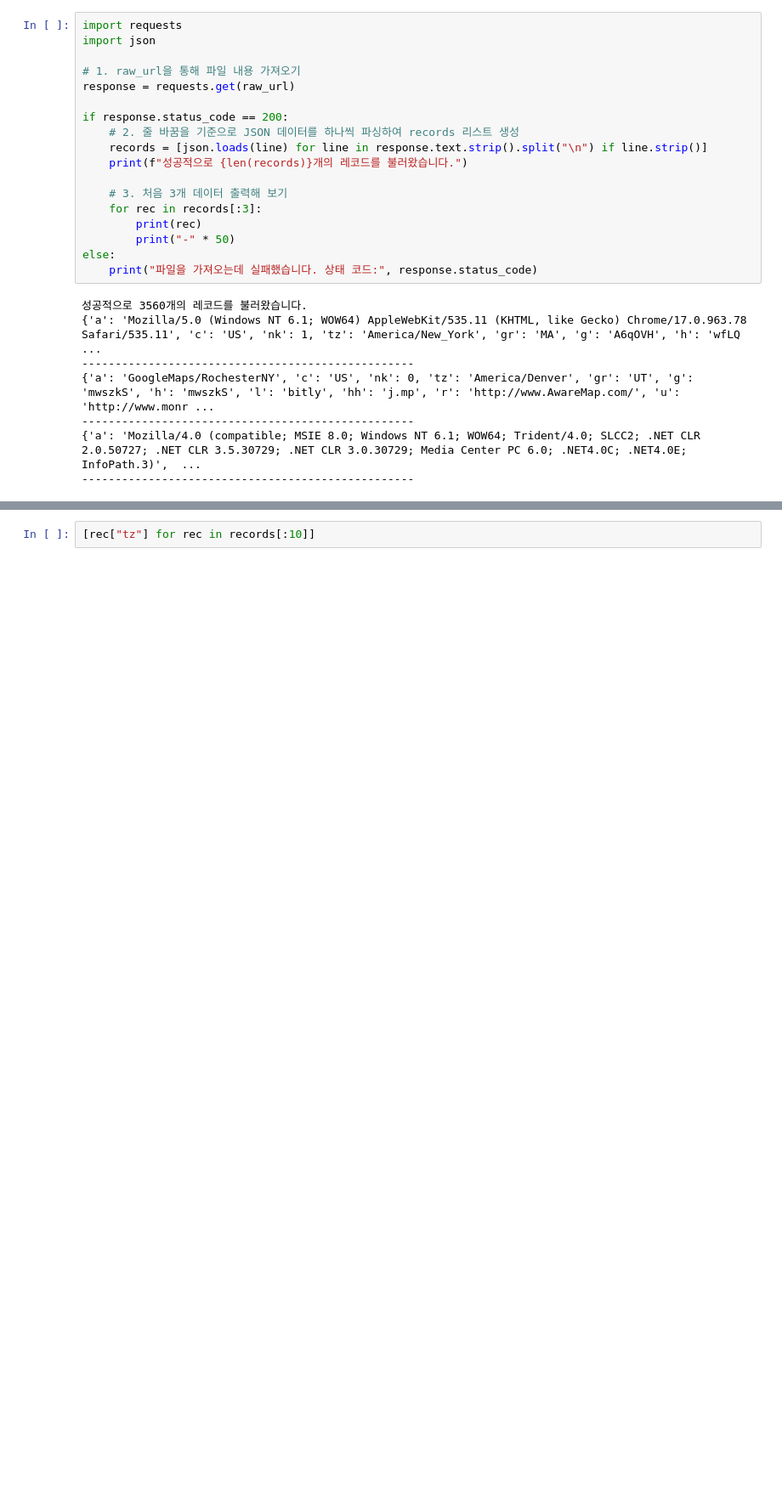
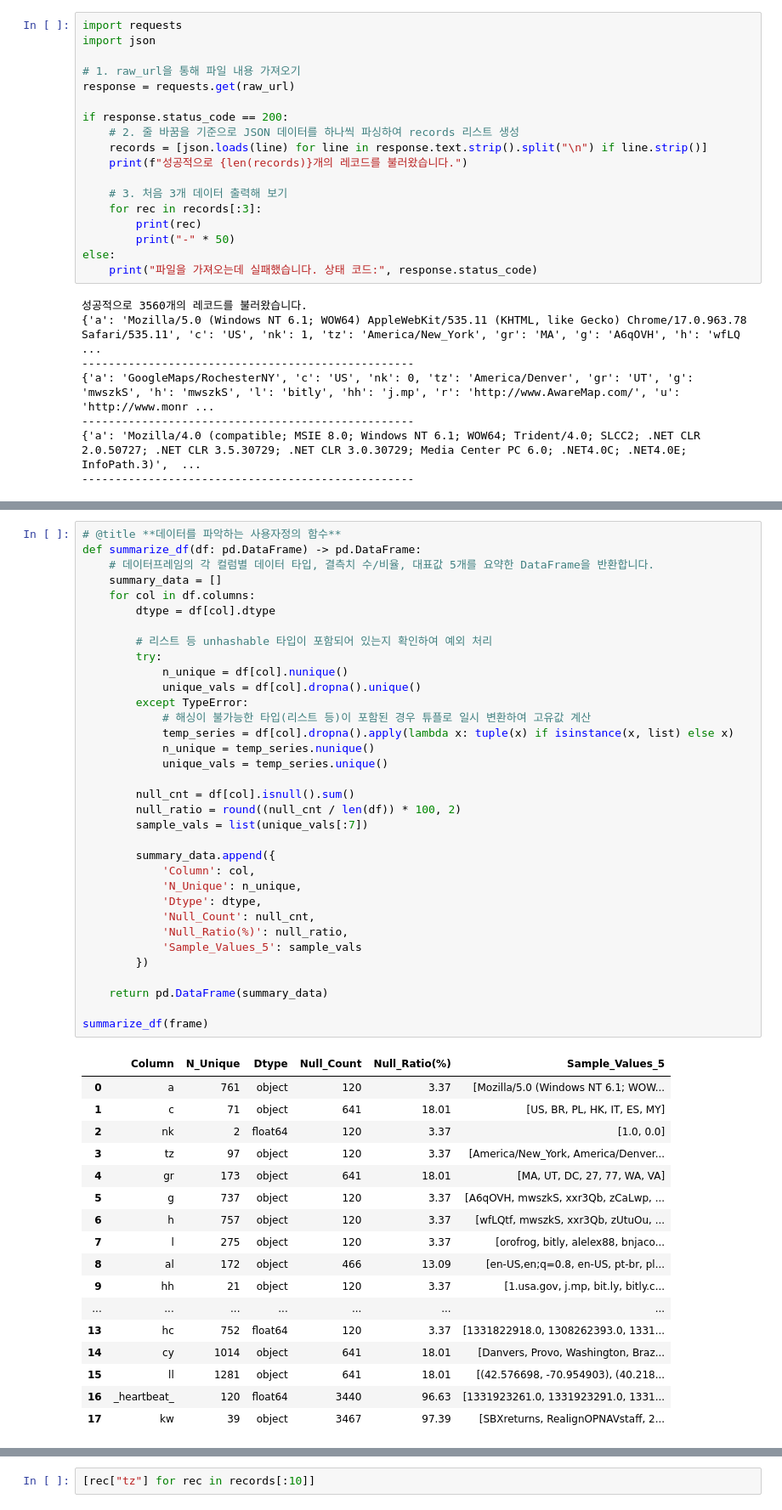
Before and after one commit to ancestor9/2026_Fall_Application-Deployment, a Jupyter notebook: 20261106/ch13_1_Bitly_Data_from_1_USA_gov.ipynb, the cells around one changed output, grey strips where cells are left out. Shown at 85% size. Cells and saved outputs as stored; diff of their text form; blank space fills up the shorter version.

```diff
--- a/20261106/ch13_1_Bitly_Data_from_1_USA_gov.ipynb
+++ b/20261106/ch13_1_Bitly_Data_from_1_USA_gov.ipynb
@@ -105,3 +112,55 @@ frame.head()
 | 2 | Mozilla/4.0 (compatible; MSIE 8.0... | US | 1.0 | America/New_York | DC | xxr3Qb | xxr3Qb | bitly | en-US | 1.usa.gov | http://t.co/03elZC4Q | ... |
 | 3 | Mozilla/5.0 (Macintosh; Intel Mac... | BR | 0.0 | America/Sao_Paulo | 27 | zCaLwp | zUtuOu | alelex88 | pt-br | 1.usa.gov | direct | ... |
 | 4 | Mozilla/5.0 (Windows NT 6.1; WOW6... | US | 0.0 | America/New_York | MA | 9b6kNl | 9b6kNl | bitly | en-US,en;q=0.8 | bit.ly | http://www.shrewsbury-ma.gov/selco/ | ... |
+# %%
+# @title **데이터를 파악하는 사용자정의 함수**
+def summarize_df(df: pd.DataFrame) -> pd.DataFrame:
+    # 데이터프레임의 각 컬럼별 데이터 타입, 결측치 수/비율, 대표값 5개를 요약한 DataFrame을 반환합니다.
+    summary_data = []
+    for col in df.columns:
+        dtype = df[col].dtype
+
+        # 리스트 등 unhashable 타입이 포함되어 있는지 확인하여 예외 처리
+        try:
+            n_unique = df[col].nunique()
+            unique_vals = df[col].dropna().unique()
+        except TypeError:
+            # 해싱이 불가능한 타입(리스트 등)이 포함된 경우 튜플로 일시 변환하여 고유값 계산
+            temp_series = df[col].dropna().apply(lambda x: tuple(x) if isinstance(x, list) else x)
+            n_unique = temp_series.nunique()
+            unique_vals = temp_series.unique()
+
+        null_cnt = df[col].isnull().sum()
+        null_ratio = round((null_cnt / len(df)) * 100, 2)
+        sample_vals = list(unique_vals[:7])
+
+        summary_data.append({
+            'Column': col,
+            'N_Unique': n_unique,
+            'Dtype': dtype,
+            'Null_Count': null_cnt,
+            'Null_Ratio(%)': null_ratio,
+            'Sample_Values_5': sample_vals
+        })
+
+    return pd.DataFrame(summary_data)
+
+summarize_df(frame)
+# %% [output]
+|  | Column | N_Unique | Dtype | Null_Count | Null_Ratio(%) | Sample_Values_5 |
+| 0 | a | 761 | object | 120 | 3.37 | [Mozilla/5.0 (Windows NT 6.1; WOW... |
+| 1 | c | 71 | object | 641 | 18.01 | [US, BR, PL, HK, IT, ES, MY] |
+| 2 | nk | 2 | float64 | 120 | 3.37 | [1.0, 0.0] |
+| 3 | tz | 97 | object | 120 | 3.37 | [America/New_York, America/Denver... |
+| 4 | gr | 173 | object | 641 | 18.01 | [MA, UT, DC, 27, 77, WA, VA] |
+| 5 | g | 737 | object | 120 | 3.37 | [A6qOVH, mwszkS, xxr3Qb, zCaLwp, ... |
+| 6 | h | 757 | object | 120 | 3.37 | [wfLQtf, mwszkS, xxr3Qb, zUtuOu, ... |
+| 7 | l | 275 | object | 120 | 3.37 | [orofrog, bitly, alelex88, bnjaco... |
+| 8 | al | 172 | object | 466 | 13.09 | [en-US,en;q=0.8, en-US, pt-br, pl... |
+| 9 | hh | 21 | object | 120 | 3.37 | [1.usa.gov, j.mp, bit.ly, bitly.c... |
+| ... | ... | ... | ... | ... | ... | ... |
+| 13 | hc | 752 | float64 | 120 | 3.37 | [1331822918.0, 1308262393.0, 1331... |
+| 14 | cy | 1014 | object | 641 | 18.01 | [Danvers, Provo, Washington, Braz... |
+| 15 | ll | 1281 | object | 641 | 18.01 | [(42.576698, -70.954903), (40.218... |
+| 16 | _heartbeat_ | 120 | float64 | 3440 | 96.63 | [1331923261.0, 1331923291.0, 1331... |
+| 17 | kw | 39 | object | 3467 | 97.39 | [SBXreturns, RealignOPNAVstaff, 2... |
```
Also changed, not shown: parts of 24 cells of this notebook.
